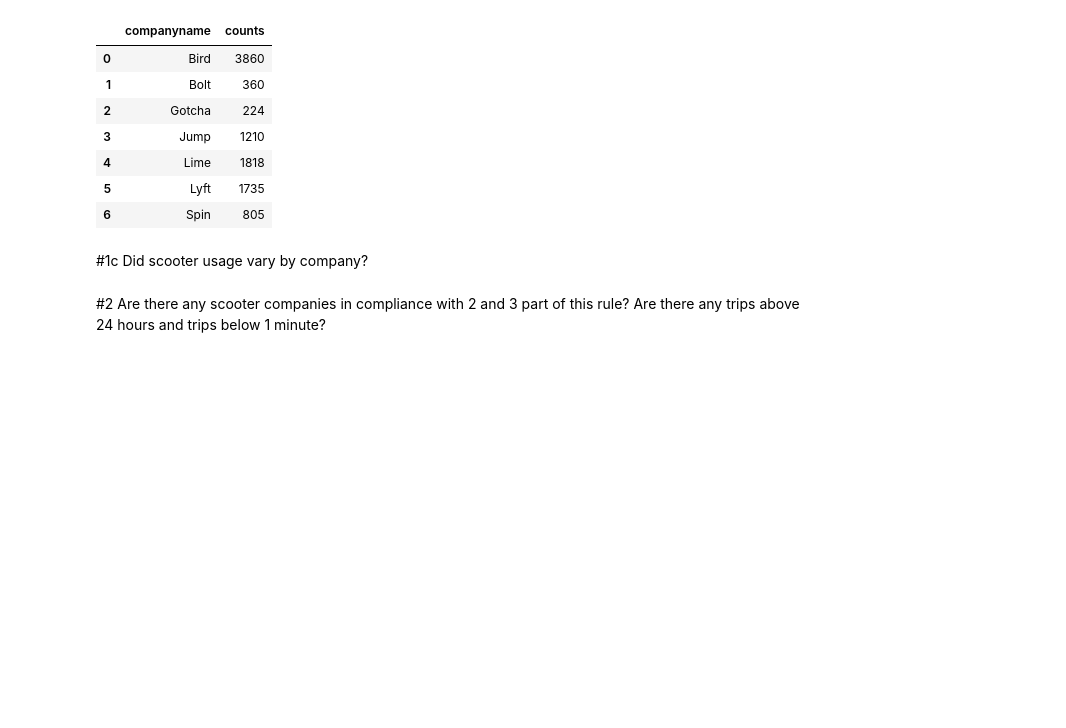
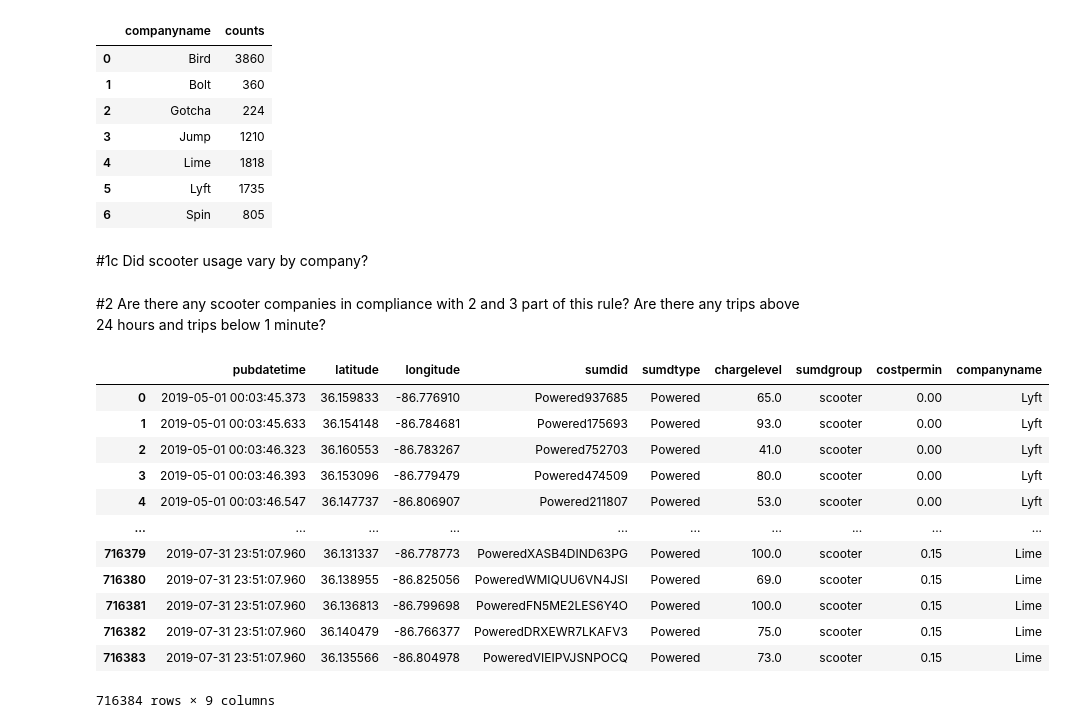
Before and after one commit to NSS-Data-Analytics-Cohort-10/scooters-group-3, a Jupyter notebook: notebooks/Untitled.ipynb, the cells around one changed output. Saved outputs shown, nothing was run; the diff lists cells and outputs as text; code cells hidden in the pictures; blank space fills up the shorter version.

```diff
--- a/notebooks/Untitled.ipynb
+++ b/notebooks/Untitled.ipynb
@@ -307,3 +316,31 @@ SCOOTERCOUNT
 #1c Did scooter usage vary by company?
 # %% [markdown]
 #2 Are there any scooter companies in compliance with 2 and 3 part of this rule? Are there any trips above 24 hours and trips below 1 minute?
+# %%
+TESTSPEED ='''
+
+SELECT *
+
+FROM scooters TABLESAMPLE SYSTEM (1)
+
+WHERE UPPER(SUMDGROUP) ='SCOOTER'
+
+'''
+
+SPEEDTEST= pd.read_sql_query(TESTSPEED , engine)
+
+SPEEDTEST
+# %% [output]
+|  | pubdatetime | latitude | longitude | sumdid | sumdtype | chargelevel | sumdgroup | costpermin | companyname |
+| 0 | 2019-05-01 00:03:45.373 | 36.159833 | -86.776910 | Powered937685 | Powered | 65.0 | scooter | 0.00 | Lyft |
+| 1 | 2019-05-01 00:03:45.633 | 36.154148 | -86.784681 | Powered175693 | Powered | 93.0 | scooter | 0.00 | Lyft |
+| 2 | 2019-05-01 00:03:46.323 | 36.160553 | -86.783267 | Powered752703 | Powered | 41.0 | scooter | 0.00 | Lyft |
+| 3 | 2019-05-01 00:03:46.393 | 36.153096 | -86.779479 | Powered474509 | Powered | 80.0 | scooter | 0.00 | Lyft |
+| 4 | 2019-05-01 00:03:46.547 | 36.147737 | -86.806907 | Powered211807 | Powered | 53.0 | scooter | 0.00 | Lyft |
+| ... | ... | ... | ... | ... | ... | ... | ... | ... | ... |
+| 716379 | 2019-07-31 23:51:07.960 | 36.131337 | -86.778773 | PoweredXASB4DIND63PG | Powered | 100.0 | scooter | 0.15 | Lime |
+| 716380 | 2019-07-31 23:51:07.960 | 36.138955 | -86.825056 | PoweredWMIQUU6VN4JSI | Powered | 69.0 | scooter | 0.15 | Lime |
+| 716381 | 2019-07-31 23:51:07.960 | 36.136813 | -86.799698 | PoweredFN5ME2LES6Y4O | Powered | 100.0 | scooter | 0.15 | Lime |
+| 716382 | 2019-07-31 23:51:07.960 | 36.140479 | -86.766377 | PoweredDRXEWR7LKAFV3 | Powered | 75.0 | scooter | 0.15 | Lime |
+| 716383 | 2019-07-31 23:51:07.960 | 36.135566 | -86.804978 | PoweredVIEIPVJSNPOCQ | Powered | 73.0 | scooter | 0.15 | Lime |
+716384 rows × 9 columns
```
Also changed, not shown: parts of 7 cells of this notebook.
